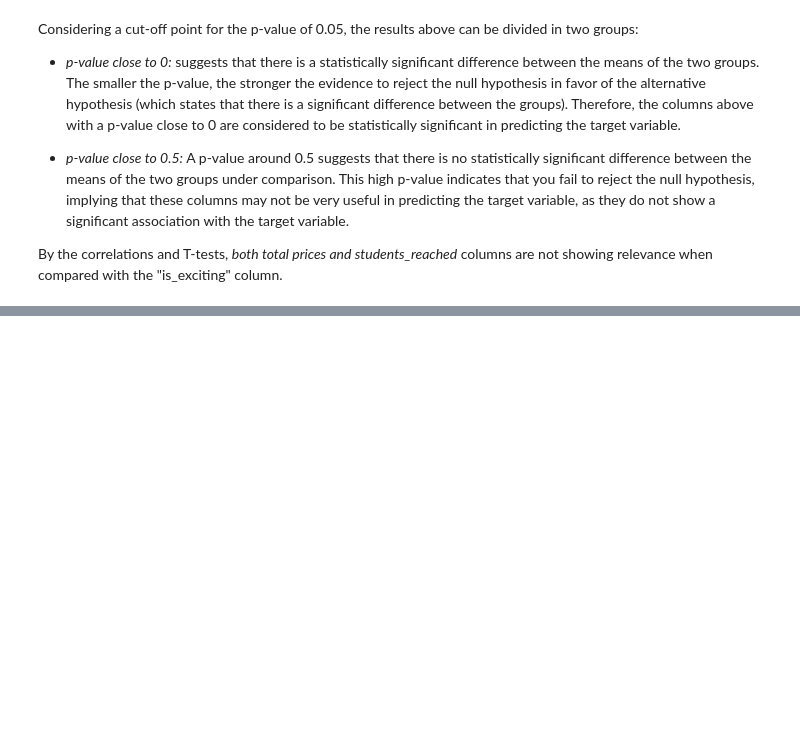
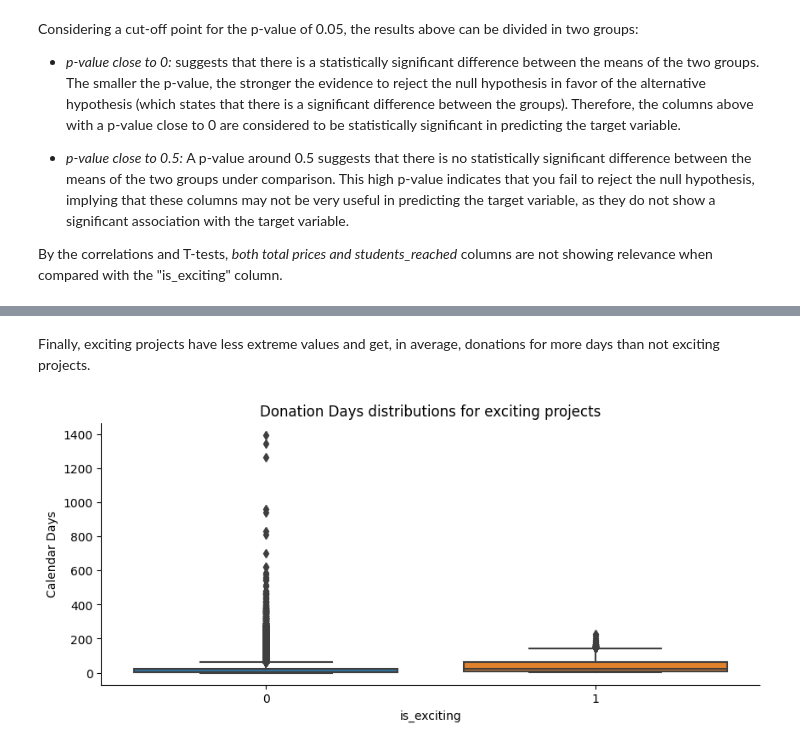
Before and after one commit to maikelps/KKDcup, a Jupyter notebook: Assessment.ipynb, the cells around one changed output, grey strips where cells are left out. Saved outputs shown, nothing was run; the diff lists cells and outputs as text; code cells hidden in the pictures; blank space fills up the shorter version.

```diff
--- a/Assessment.ipynb
+++ b/Assessment.ipynb
@@ -209,0 +438,15 @@ By the correlations and T-tests, *both total prices and students_reached* column
+# %%
+# Getting registered donation days
+dftime = (dfdon
+            .loc[:, ['projectid', 'donation_timestamp'] ]
+            .astype({'donation_timestamp' : np.datetime64})
+            .pipe(lambda _df: _df.assign( date = _df.donation_timestamp.dt.strftime("%Y-%m-%d") ) )
+            .drop(columns=['donation_timestamp'])
+            .groupby(by='projectid')
+            .agg({'min', 'max'})
+            .pipe(lambda _df: _df.assign( days = ((_df[('date','max')].astype(np.datetime64) - _df[('date','min')].astype(np.datetime64))/np.timedelta64(1,'D')) + 1 ) )
+            )
+
+dftime.columns = [a+'_'+b for (a,b) in dftime.columns]
+
+dftime
@@ -209,0 +481,18 @@ By the correlations and T-tests, *both total prices and students_reached* column
+# %% [markdown]
+Finally, exciting projects have less extreme values and get, in average, donations for more days than not exciting projects.
+# %%
+plt.figure(figsize=(10,4))
+ax = sns.boxplot(data = (dftime[['days_']]
+                            .merge( afr.loc[:, ['is_exciting']], left_index=True, right_index=True, how='right' )
+                            .fillna(0) # filling with 0 days those projects that do not appear in the outcomes
+                            ),
+                x='is_exciting', y='days_'
+                )
+
+ax.set_title("Donation Days distributions for exciting projects")
+ax.set_ylabel('Calendar Days')
+
+sns.despine(top=True, right=True)
+plt.show()
+# %% [output]
+[figure, added]
```
Also changed, not shown: parts of 20 cells of this notebook, 2 other files.
